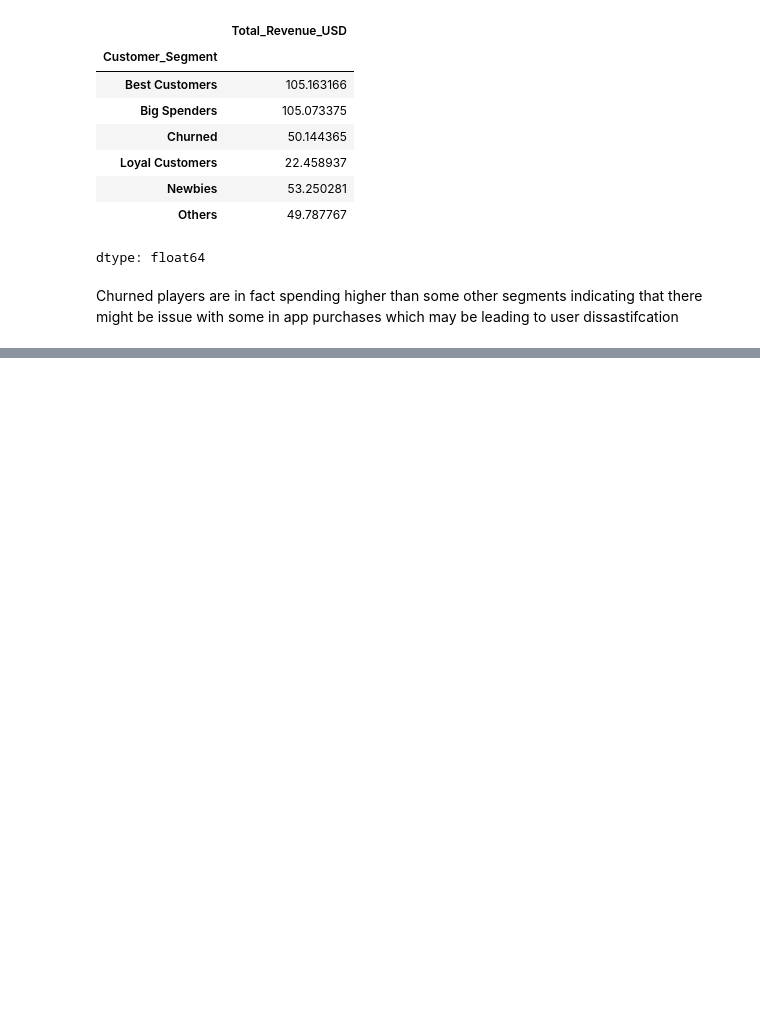
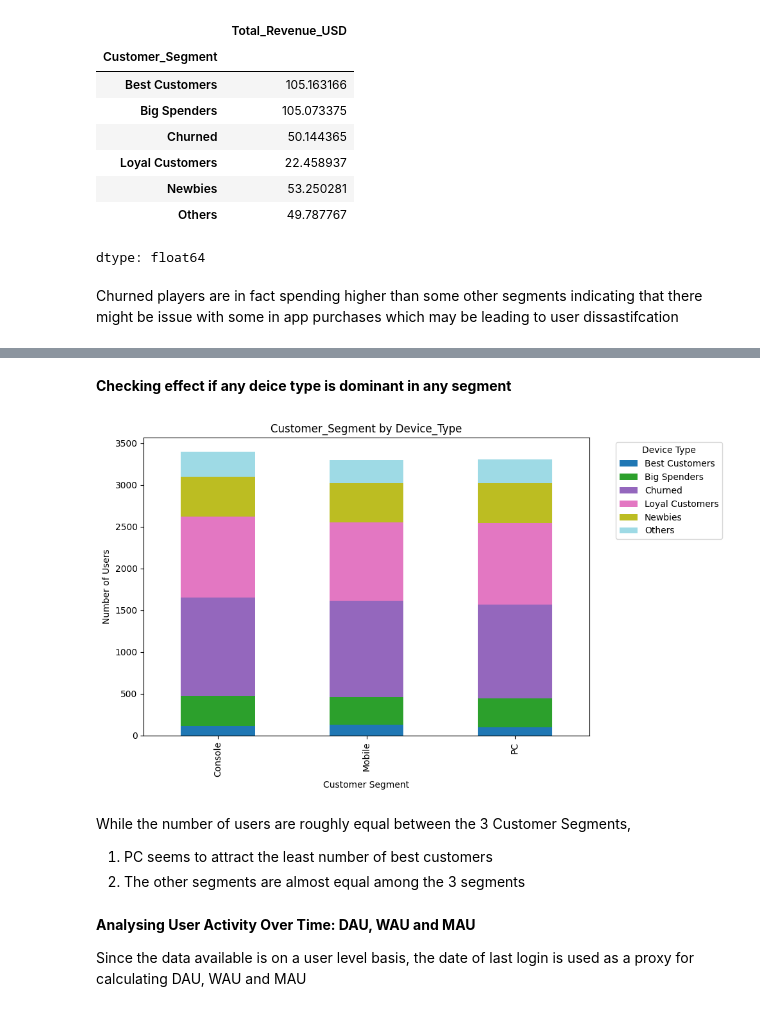
Before and after one commit to aditya211196/User-Behavior-Revenue-Analysis-for-a-Mobile-App, a Jupyter notebook: Matiks_User_Behaviour_Study.ipynb, the cells around one changed output, grey strips where cells are left out. Drawn from its saved outputs; the diff is of its cells as text; code cells hidden in the pictures; blank space fills up the shorter version.

```diff
--- a/Matiks_User_Behaviour_Study.ipynb
+++ b/Matiks_User_Behaviour_Study.ipynb
@@ -375,0 +410,30 @@ Churned players are in fact spending higher than some other segments indicating
+# %% [markdown]
+**Checking effect if any deice type is dominant in any segment**
+# %%
+import pandas as pd
+import matplotlib.pyplot as plt
+
+# Group by Segment and Game, count users
+seg_game_counts = new_df.groupby(['Device_Type','Customer_Segment'])['User_ID'].count().unstack().fillna(0)
+
+# Plot stacked bar chart
+seg_game_counts.plot(kind='bar', stacked=True, figsize=(10, 6), colormap='tab20')
+
+plt.title('Customer_Segment by Device_Type')
+plt.xlabel('Customer Segment')
+plt.ylabel('Number of Users')
+plt.legend(title='Device Type', bbox_to_anchor=(1.05, 1), loc='upper left')
+plt.tight_layout()
+plt.show()
+# %% [output]
+[figure, added]
+# %% [markdown]
+While the number of users are roughly equal between the 3 Customer Segments,
+
+
+1.   PC seems to attract the least number of best customers
+2.   The other segments are almost equal  among the 3 segments
+# %% [markdown]
+**Analysing User Activity Over Time: DAU, WAU and MAU**
+
+Since the data available is on a user level basis, the date of last login is used as a proxy for calculating DAU, WAU and MAU
```
Also changed, not shown: parts of 14 cells of this notebook.
